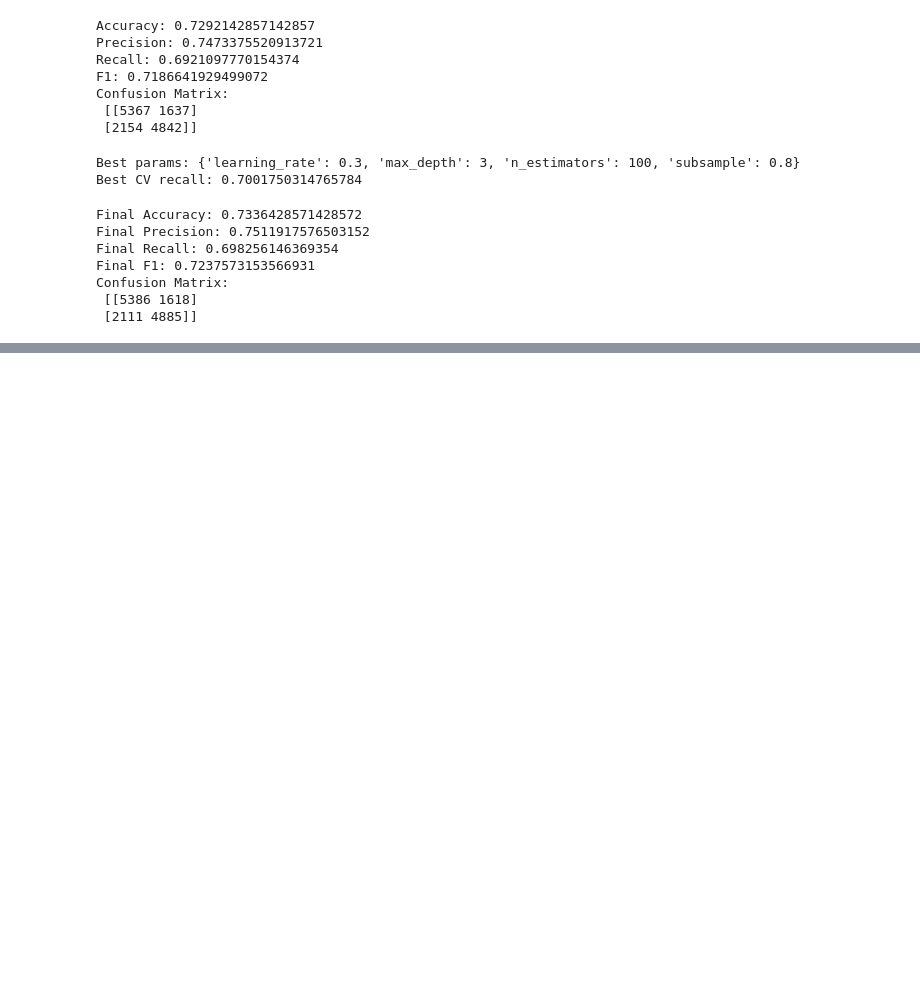
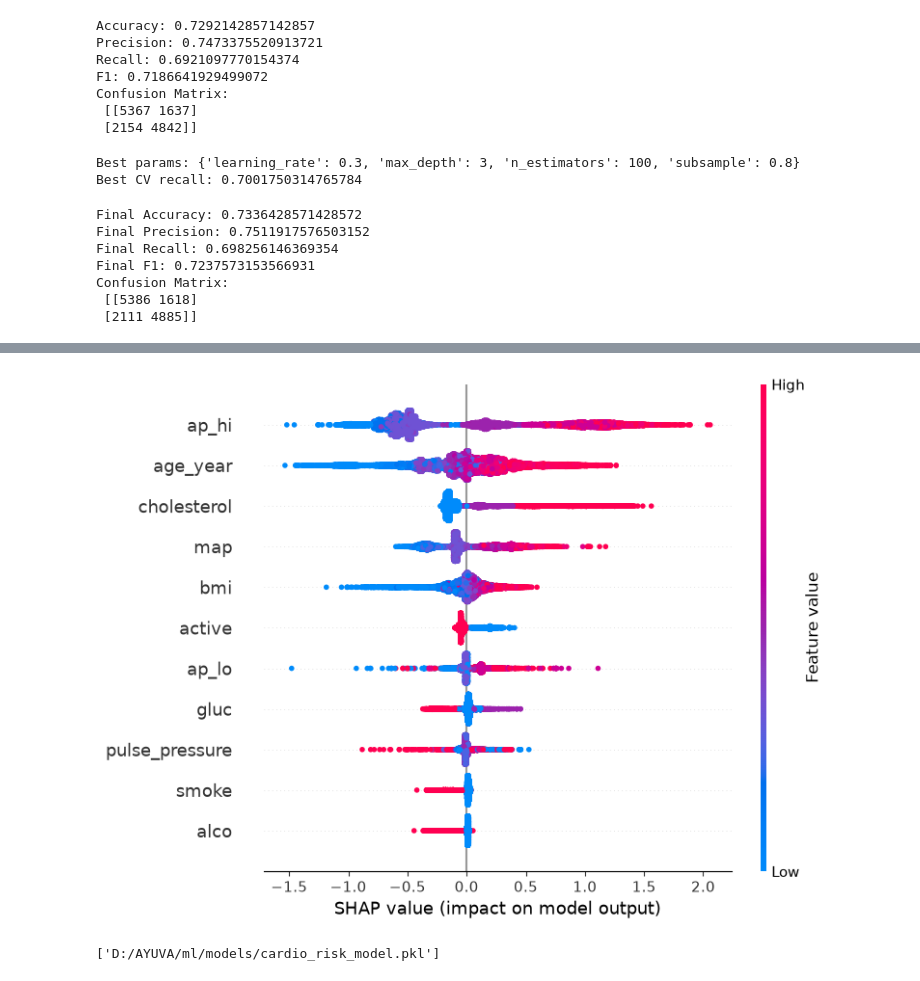
Before and after one commit to keshav-maheshwari01/Ayuva, a Jupyter notebook: ml/notebooks/03_xgboost_model.ipynb, the cells around one changed output, grey strips where cells are left out. Cells and saved outputs as stored; diff of their text form; code cells hidden in the pictures; blank space fills up the shorter version.

Commit message:
results of model

```diff
--- a/ml/notebooks/03_xgboost_model.ipynb
+++ b/ml/notebooks/03_xgboost_model.ipynb
@@ -80,3 +82,14 @@ Final F1: 0.7237573153566931
 Confusion Matrix:
  [[5386 1618]
  [2111 4885]]
+# %%
+print("x_test shape:", x_test.shape)
+explainer = shap.TreeExplainer(best_model)
+shap_values = explainer.shap_values(x_test)
+print("shap_values shape:", shap_values.shape)
+row =x_test.iloc[[0]]
+print(row)
+print("\nModel's prediction for this person:", best_model.predict(row)[0])
+
+for feature, value in zip(x_test.columns, shap_values[0]):   #zip takes two list and pair them item by item like first item with first
+    print(f"{feature}: {value:.4f}")
@@ -82,0 +149,14 @@ Confusion Matrix:
+# %%
+shap.summary_plot(shap_values , x_test,show=False)
+plt.tight_layout()
+plt.savefig('D:/AYUVA/docs/shap_summary.png', dpi=150)
+
+plt.show()
+# %% [output]
+[figure, added]
+# %%
+import joblib
+
+joblib.dump(best_model,'D:/AYUVA/ml/models/cardio_risk_model.pkl')
+# %% [output]
+['D:/AYUVA/ml/models/cardio_risk_model.pkl']
```
Also changed, not shown: parts of 4 cells of this notebook, 5 other files.
